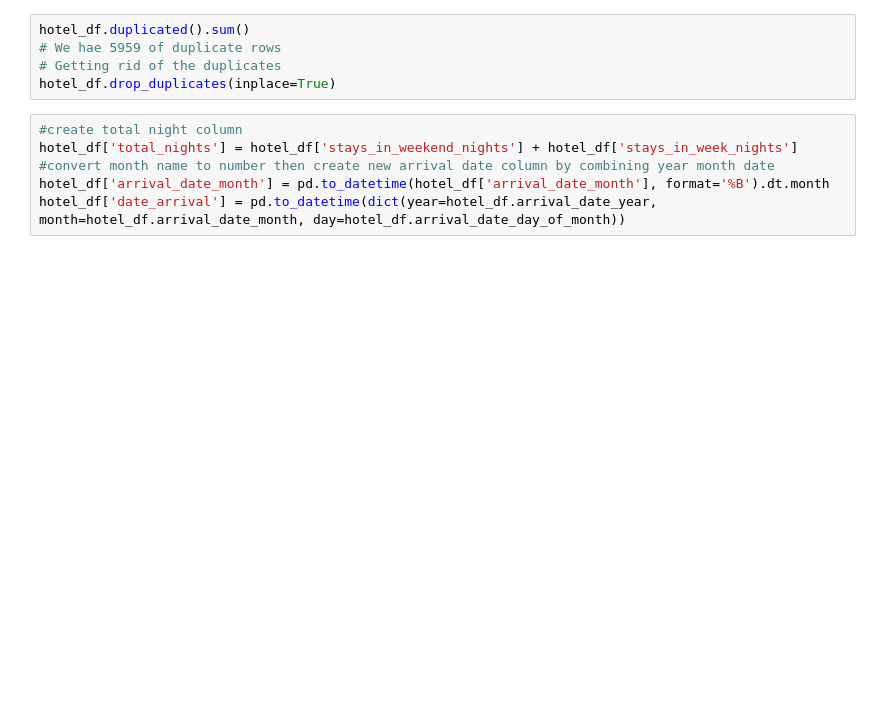
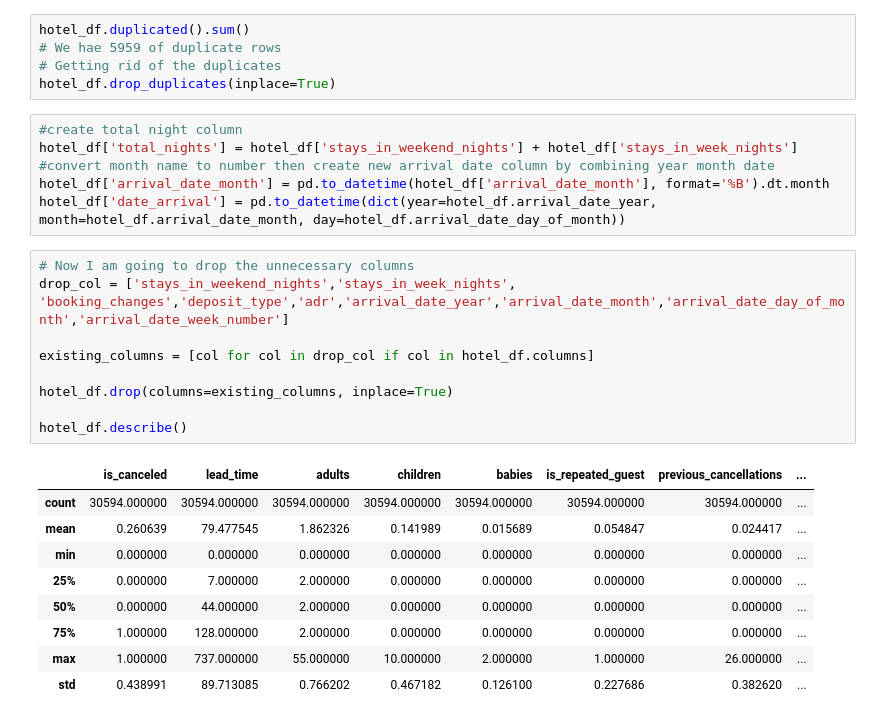
Before and after one commit to AvRob0/Avrob0.github.io, a Jupyter notebook: RobinsonAveryFinalProjectEnd_To_End.ipynb, the cells around one changed output. Saved outputs shown, nothing was run; the diff lists cells and outputs as text; blank space fills up the shorter version.

```diff
--- a/RobinsonAveryFinalProjectEnd_To_End.ipynb
+++ b/RobinsonAveryFinalProjectEnd_To_End.ipynb
@@ -136,3 +136,22 @@ hotel_df['total_nights'] = hotel_df['stays_in_weekend_nights'] + hotel_df['stays
 #convert month name to number then create new arrival date column by combining year month date
 hotel_df['arrival_date_month'] = pd.to_datetime(hotel_df['arrival_date_month'], format='%B').dt.month
 hotel_df['date_arrival'] = pd.to_datetime(dict(year=hotel_df.arrival_date_year, month=hotel_df.arrival_date_month, day=hotel_df.arrival_date_day_of_month))
+# %%
+# Now I am going to drop the unnecessary columns
+drop_col = ['stays_in_weekend_nights','stays_in_week_nights', 'booking_changes','deposit_type','adr','arrival_date_year','arrival_date_month','arrival_date_day_of_month','arrival_date_week_number']
+
+existing_columns = [col for col in drop_col if col in hotel_df.columns]
+
+hotel_df.drop(columns=existing_columns, inplace=True)
+
+hotel_df.describe()
+# %% [output]
+|  | is_canceled | lead_time | adults | children | babies | is_repeated_guest | previous_cancellations | ... |
+| count | 30594.000000 | 30594.000000 | 30594.000000 | 30594.000000 | 30594.000000 | 30594.000000 | 30594.000000 | ... |
+| mean | 0.260639 | 79.477545 | 1.862326 | 0.141989 | 0.015689 | 0.054847 | 0.024417 | ... |
+| min | 0.000000 | 0.000000 | 0.000000 | 0.000000 | 0.000000 | 0.000000 | 0.000000 | ... |
+| 25% | 0.000000 | 7.000000 | 2.000000 | 0.000000 | 0.000000 | 0.000000 | 0.000000 | ... |
+| 50% | 0.000000 | 44.000000 | 2.000000 | 0.000000 | 0.000000 | 0.000000 | 0.000000 | ... |
+| 75% | 1.000000 | 128.000000 | 2.000000 | 0.000000 | 0.000000 | 0.000000 | 0.000000 | ... |
+| max | 1.000000 | 737.000000 | 55.000000 | 10.000000 | 2.000000 | 1.000000 | 26.000000 | ... |
+| std | 0.438991 | 89.713085 | 0.766202 | 0.467182 | 0.126100 | 0.227686 | 0.382620 | ... |
```
